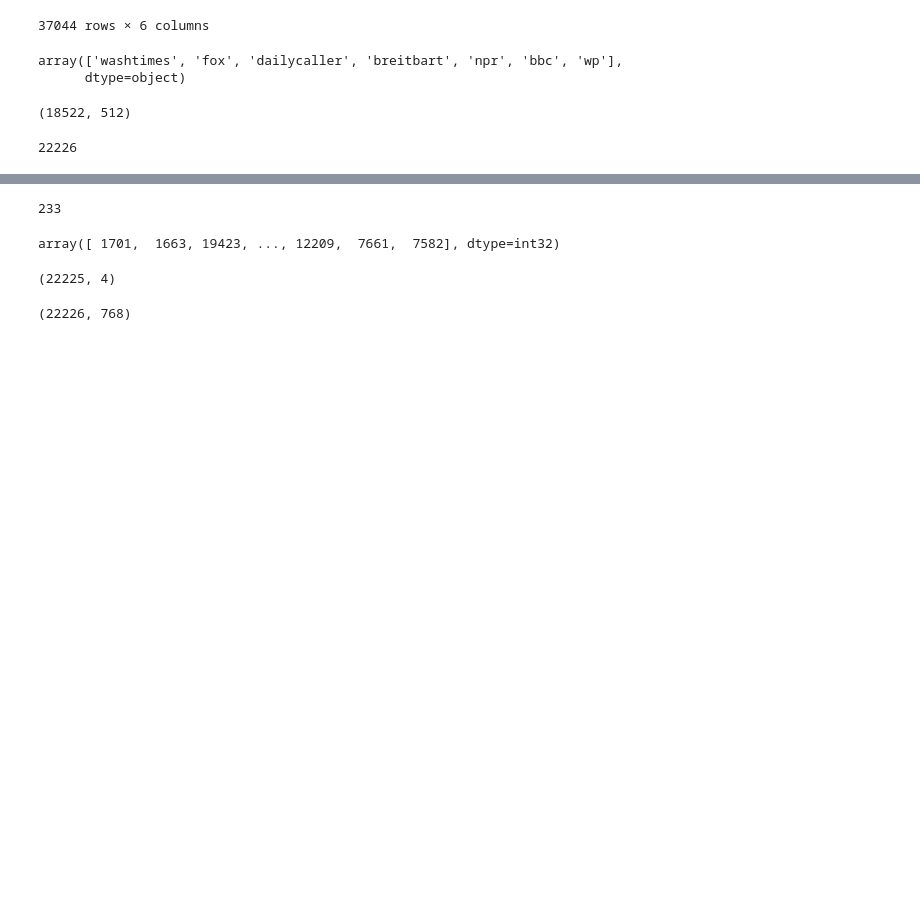
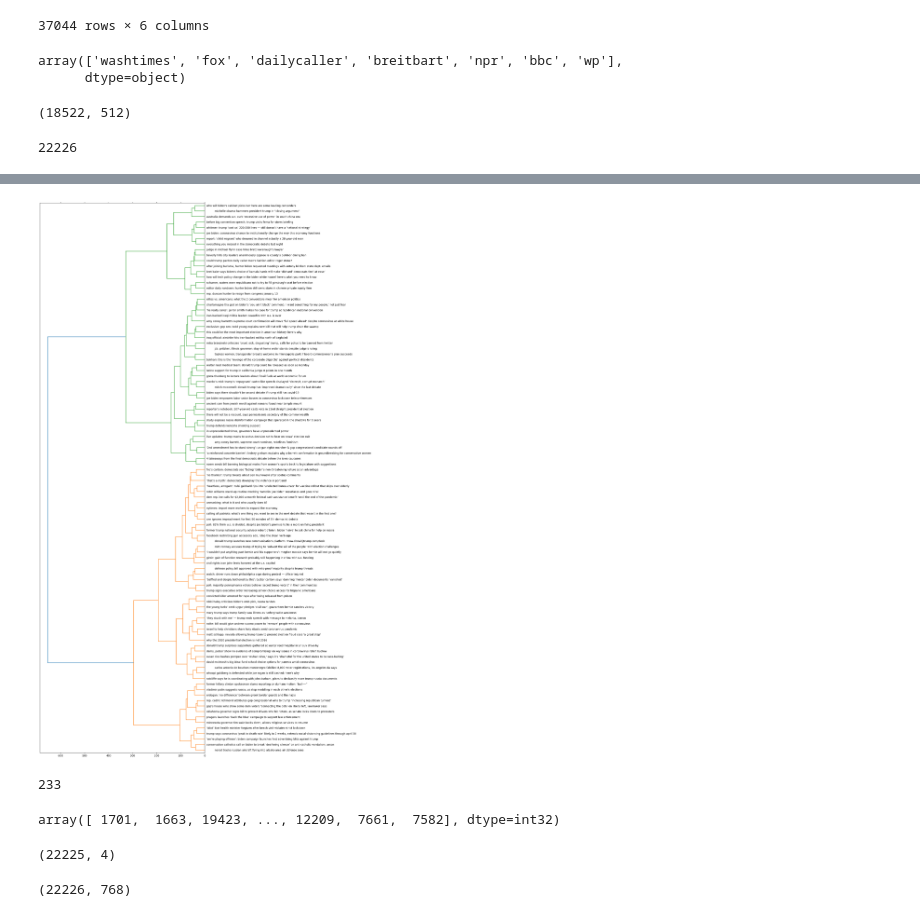
Before and after one commit to meganhmoore/LingoQuartet, a Jupyter notebook: notebooks/megans_hierarchical_part_2.ipynb, the cells around one changed output, grey strips where cells are left out. Cells and saved outputs as stored; diff of their text form; code cells hidden in the pictures; blank space fills up the shorter version.

```diff
--- a/notebooks/megans_hierarchical_part_2.ipynb
+++ b/notebooks/megans_hierarchical_part_2.ipynb
@@ -143,8 +160,10 @@ fast_text_linkage_matrix = ward_hierarchical_clustering(doc_vecs_ft)
 # %%
-# plot_hierarchical_clusters(bert_linkage_matrix,
-#                            p=10,
-#                            data=train,
-#                            figure_size=(18, 30))
+plot_hierarchical_clusters(fast_text_linkage_matrix,
+                           p=100,
+                           data=train,
+                           figure_size=(18, 30))
+# %% [output]
+[figure, added]
 # %%
 # plot_hierarchical_clusters(bert_linkage_matrix,
 #                            p=100,
```
Also changed, not shown: parts of 6 cells of this notebook, 2 other files.
